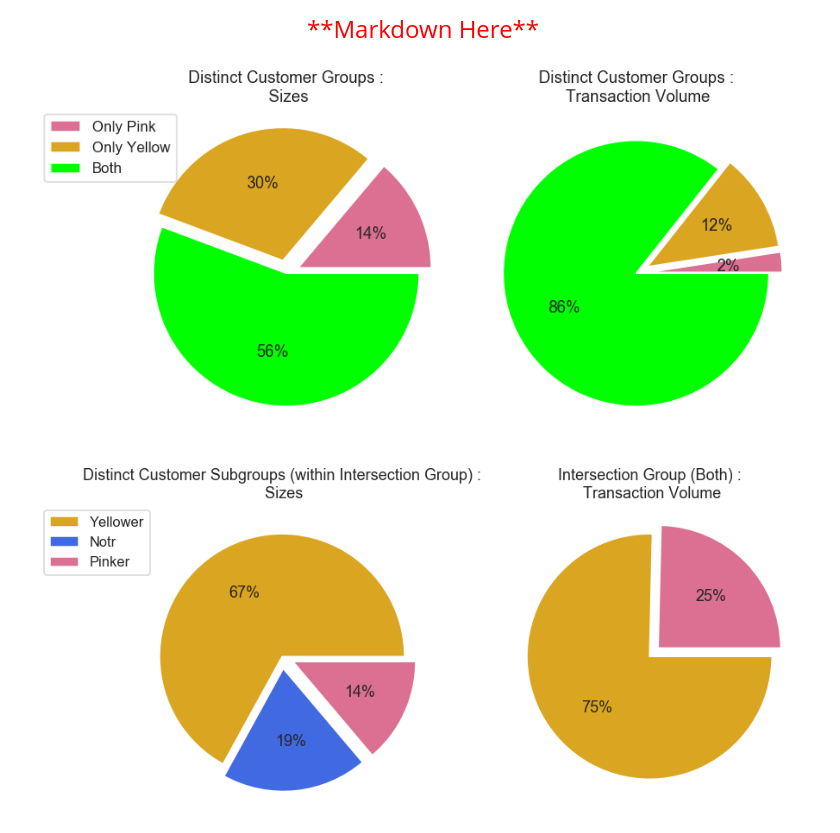
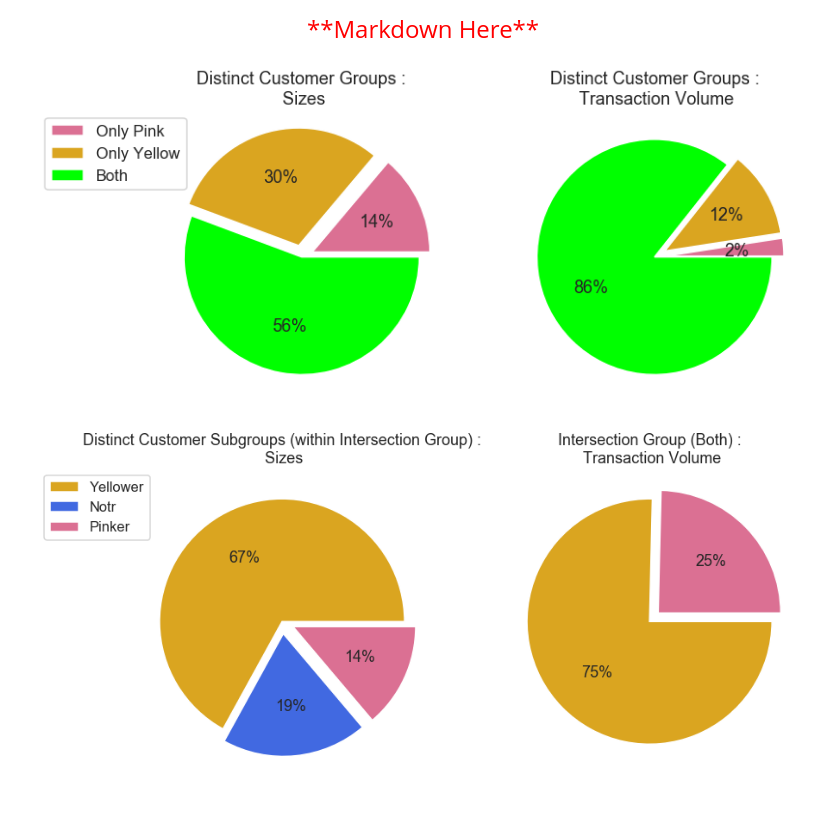
Before and after one commit to Urvesa/DG_Intern, a Jupyter notebook: Week_02/G2M insight for Cab Investment firm.ipynb, the cells around one changed output. Drawn from its saved outputs; the diff is of its cells as text; code cells hidden in the pictures.

```diff
--- a/Week_02/G2M insight for Cab Investment firm.ipynb
+++ b/Week_02/G2M insight for Cab Investment firm.ipynb
@@ -755,45 +755,40 @@ master_Yellow_only["Side"] = "Yellow"
 master_Both["Side"] = "Both"
 master_df = pd.concat([master_Pink_only, master_Yellow_only, master_Both])
 # %%
+fig, axs = plt.subplots(1, 2, figsize = (12, 8.5))
+
 uniq_custs = master_df.pivot_table(values = "Customer ID",
                                    index = "Side",
                                    aggfunc = "nunique")
 uniq_custs = uniq_custs.loc[["Pink", "Yellow", "Both"]]
-
-side_trs = master_df.pivot_table(values = "Transaction ID",
-                                         index = "Side",
-                                         aggfunc = "count")
-side_trs = side_trs.loc[["Pink", "Yellow", "Both"]]
-
-both_trs = master_Both.pivot_table(values = "Transaction ID",
-                                           index = "Company",
-                                           aggfunc = "count")
-both_trs = both_trs.loc[["Pink Cab", "Yellow Cab"]]
-
-fig, axs = plt.subplots(1, 2, figsize = (12, 8.5))
 
 sns.set_palette(sns.color_palette(["palevioletred","goldenrod","lime"]))
 uniq_custs.plot.pie(y = "Customer ID",
                     explode = [0.1, 0.1, 0],
                     autopct='%.0f%%',
                     labels = None,
                     ax = axs[0])
 axs[0].set_ylabel("")
 axs[0].set_title("Distinct Customer Groups :\n Sizes")
-axs[0].legend(labels = ["Only Pink", "Only Yellow", "Both"], loc='upper left', bbox_to_anchor=(-0.25, 1))
+axs[0].legend(labels = ["Only Pink", "Only Yellow", "Both"], loc='upper left', bbox_to_anchor=(-0.4, 1))
+
+side_trs = master_df.pivot_table(values = "Transaction ID",
+                                         index = "Side",
+                                         aggfunc = "count")
+side_trs = side_trs.loc[["Pink", "Yellow", "Both"]]
 
 side_trs.plot.pie(y = "Transaction ID",
                   autopct='%.0f%%',
                  explode = [0.1, 0.1, 0],
                  labels = None,
                  ax = axs[1])
 axs[1].set_ylabel("")
 axs[1].set_title("Distinct Customer Groups :\n Transaction Volume")
 axs[1].get_legend().remove()
 
-plt.tight_layout()
+# plt.tight_layout()
 plt.show()
 # %% [output]
-[figure, old version]
+[figure, new version]
 # %%
 fig, axs = plt.subplots(1, 2, figsize = (14,10))
```
Also changed, not shown: parts of 6 cells of this notebook, 1 other file.
